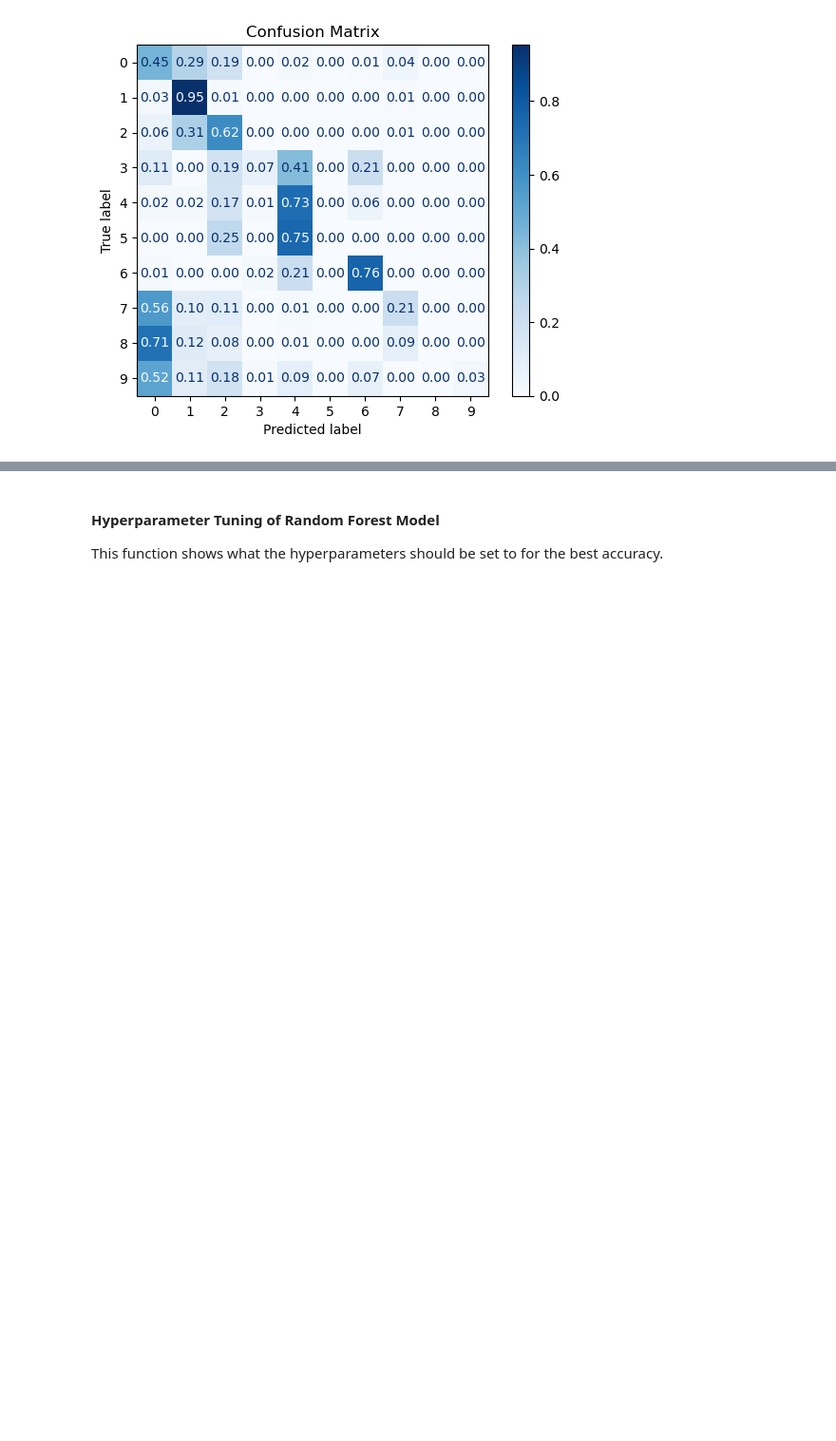
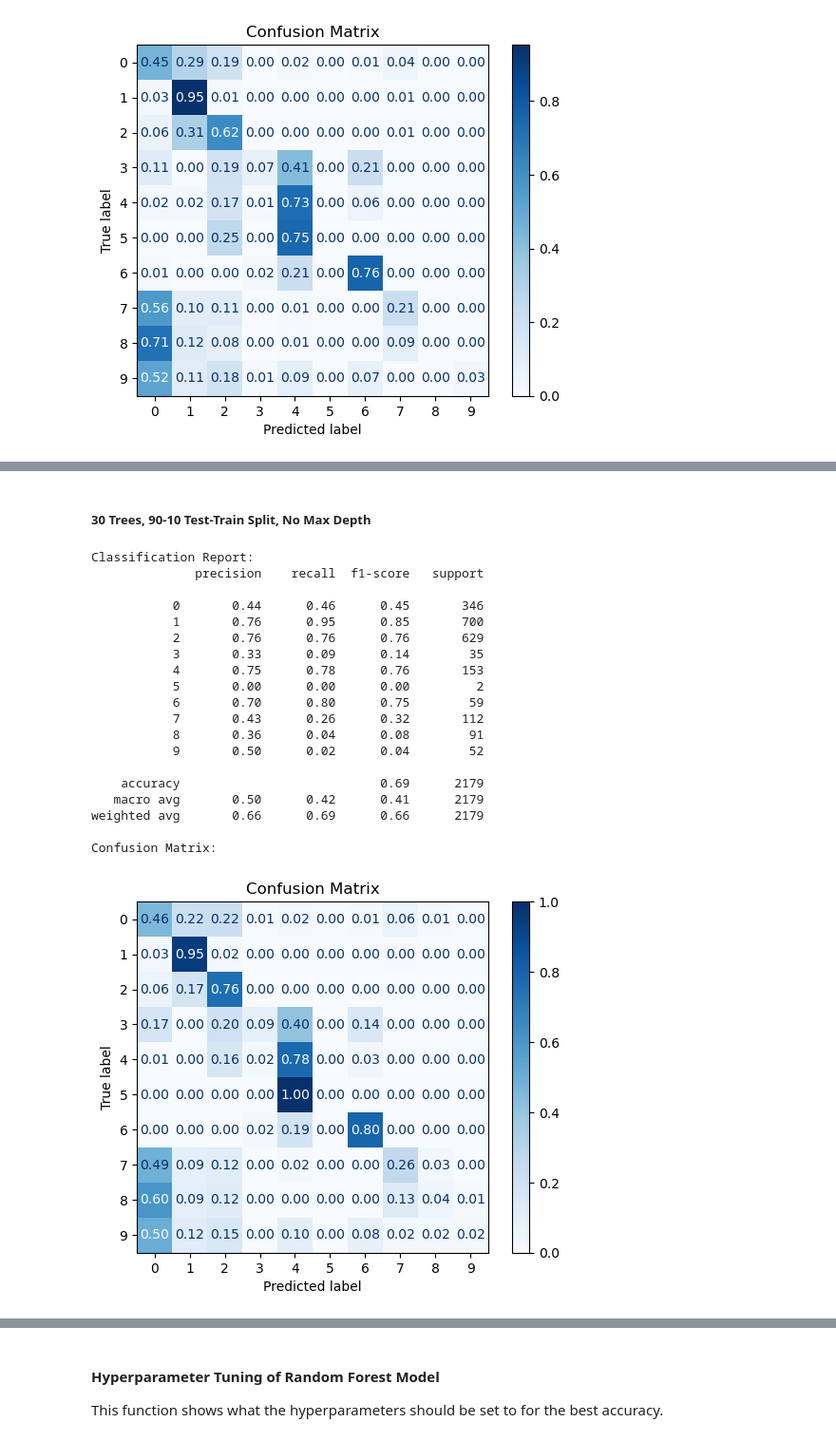
Before and after one commit to gfernan5/galaxy_classifier, a Jupyter notebook: galaxy_classifier.ipynb, the cells around one changed output, grey strips where cells are left out. Shown at 95% size. Saved outputs shown, nothing was run; the diff lists cells and outputs as text; code cells hidden in the pictures; blank space fills up the shorter version.

```diff
--- a/galaxy_classifier.ipynb
+++ b/galaxy_classifier.ipynb
@@ -413,0 +431,52 @@ test_mean = np.mean(test_scores, axis=1)
+# %% [markdown]
+##### 30 Trees, 90-10 Test-Train Split, No Max Depth
+# %%
+# Split the data
+X_train, X_test, y_train, y_test = train_test_split(X, y, train_size=0.9, stratify=y, random_state=42)
+
+# Initialize and train the Random Forest model
+rf_model = RandomForestClassifier(n_estimators=100, random_state=42, n_jobs=-1)
+rf_model.fit(X_train, y_train)
+
+# Make predictions
+y_pred = rf_model.predict(X_test)
+
+# Evaluate the model
+print("Classification Report:")
+print(classification_report(y_test, y_pred, zero_division=0))
+
+print("Confusion Matrix:")
+cm = confusion_matrix(y_test, y_pred)
+cm_normalized = cm.astype('float') / cm.sum(axis=1, keepdims=True)
+disp = ConfusionMatrixDisplay(confusion_matrix=cm_normalized, display_labels=rf_model.classes_)
+disp.plot(cmap="Blues", values_format=".2f")
+plt.title("Confusion Matrix")
+plt.show()
+
+# Learning Curve for non-mitigated data
+train_sizes_30, train_scores_30, test_scores_30 = learning_curve(rf_model, X, y, cv=5, scoring='accuracy')
+
+# Mean and std deviation
+train_mean_30 = np.mean(train_scores_30, axis=1)
+test_mean_30 = np.mean(test_scores_30, axis=1)
+# %% [output]
+Classification Report:
+              precision    recall  f1-score   support
+
+           0       0.44      0.46      0.45       346
+           1       0.76      0.95      0.85       700
+           2       0.76      0.76      0.76       629
+           3       0.33      0.09      0.14        35
+           4       0.75      0.78      0.76       153
+           5       0.00      0.00      0.00         2
+           6       0.70      0.80      0.75        59
+           7       0.43      0.26      0.32       112
+           8       0.36      0.04      0.08        91
+           9       0.50      0.02      0.04        52
+
+    accuracy                           0.69      2179
+   macro avg       0.50      0.42      0.41      2179
+weighted avg       0.66      0.69      0.66      2179
+
+Confusion Matrix:
+[figure, added]
```
Also changed, not shown: parts of 8 cells of this notebook.
